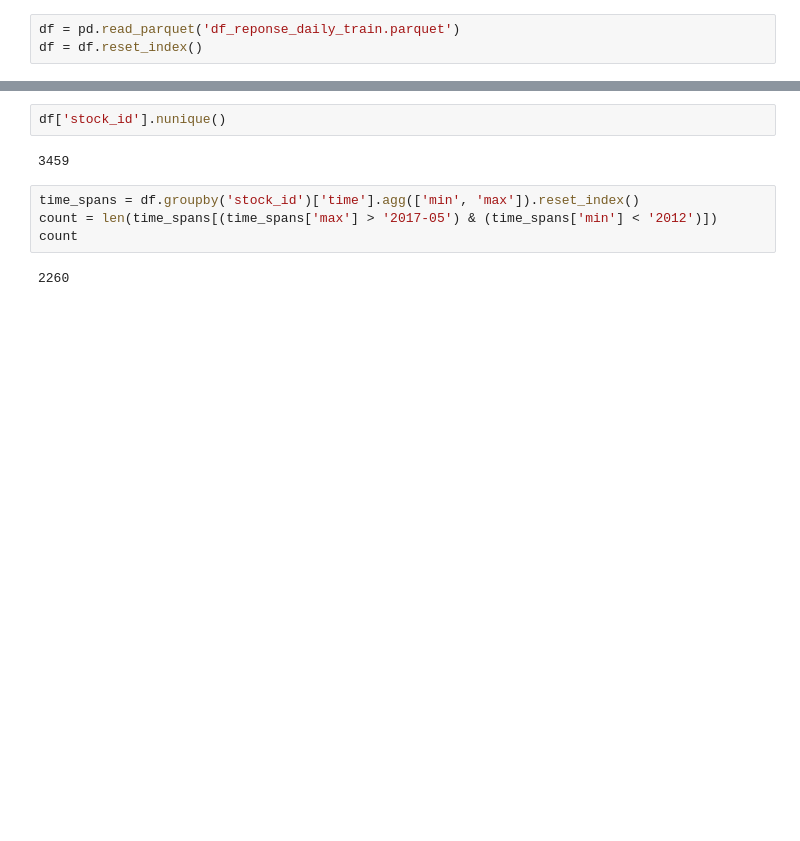
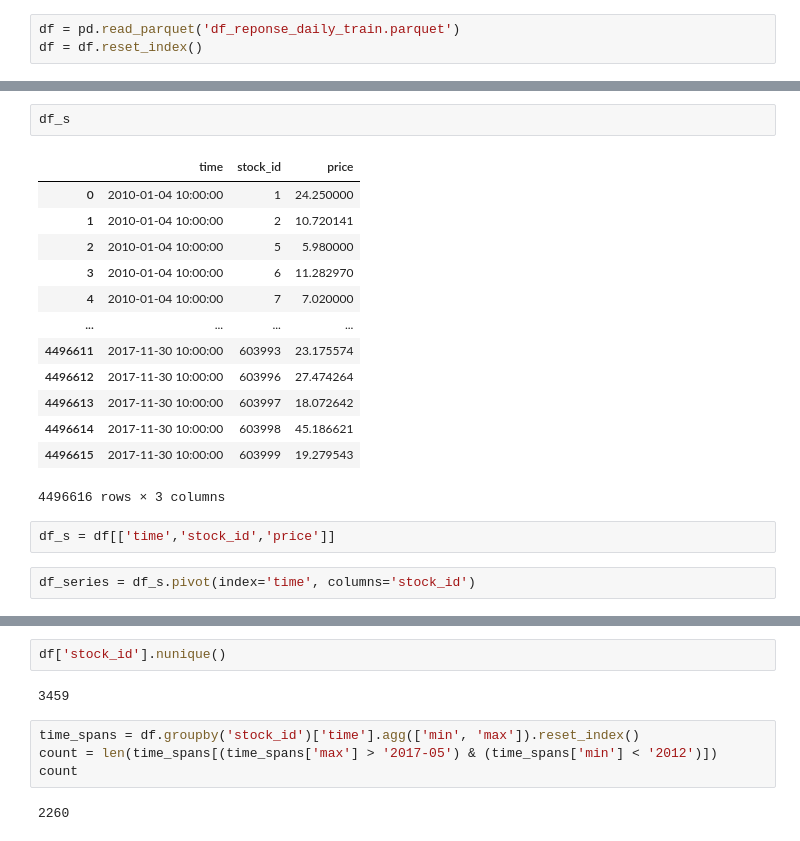
Before and after one commit to cfeif/7032---iTransformer, a Jupyter notebook: dataset/equity/data_process.ipynb, the cells around one changed output, grey strips where cells are left out. Saved outputs shown, nothing was run; the diff lists cells and outputs as text; blank space fills up the shorter version.

```diff
--- a/dataset/equity/data_process.ipynb
+++ b/dataset/equity/data_process.ipynb
@@ -5,0 +24,20 @@ df = df.reset_index()
+# %%
+df_s
+# %% [output]
+|  | time | stock_id | price |
+| 0 | 2010-01-04 10:00:00 | 1 | 24.250000 |
+| 1 | 2010-01-04 10:00:00 | 2 | 10.720141 |
+| 2 | 2010-01-04 10:00:00 | 5 | 5.980000 |
+| 3 | 2010-01-04 10:00:00 | 6 | 11.282970 |
+| 4 | 2010-01-04 10:00:00 | 7 | 7.020000 |
+| ... | ... | ... | ... |
+| 4496611 | 2017-11-30 10:00:00 | 603993 | 23.175574 |
+| 4496612 | 2017-11-30 10:00:00 | 603996 | 27.474264 |
+| 4496613 | 2017-11-30 10:00:00 | 603997 | 18.072642 |
+| 4496614 | 2017-11-30 10:00:00 | 603998 | 45.186621 |
+| 4496615 | 2017-11-30 10:00:00 | 603999 | 19.279543 |
+4496616 rows × 3 columns
+# %%
+df_s = df[['time','stock_id','price']]
+# %%
+df_series = df_s.pivot(index='time', columns='stock_id')
```
Also changed, not shown: parts of 9 cells of this notebook.
